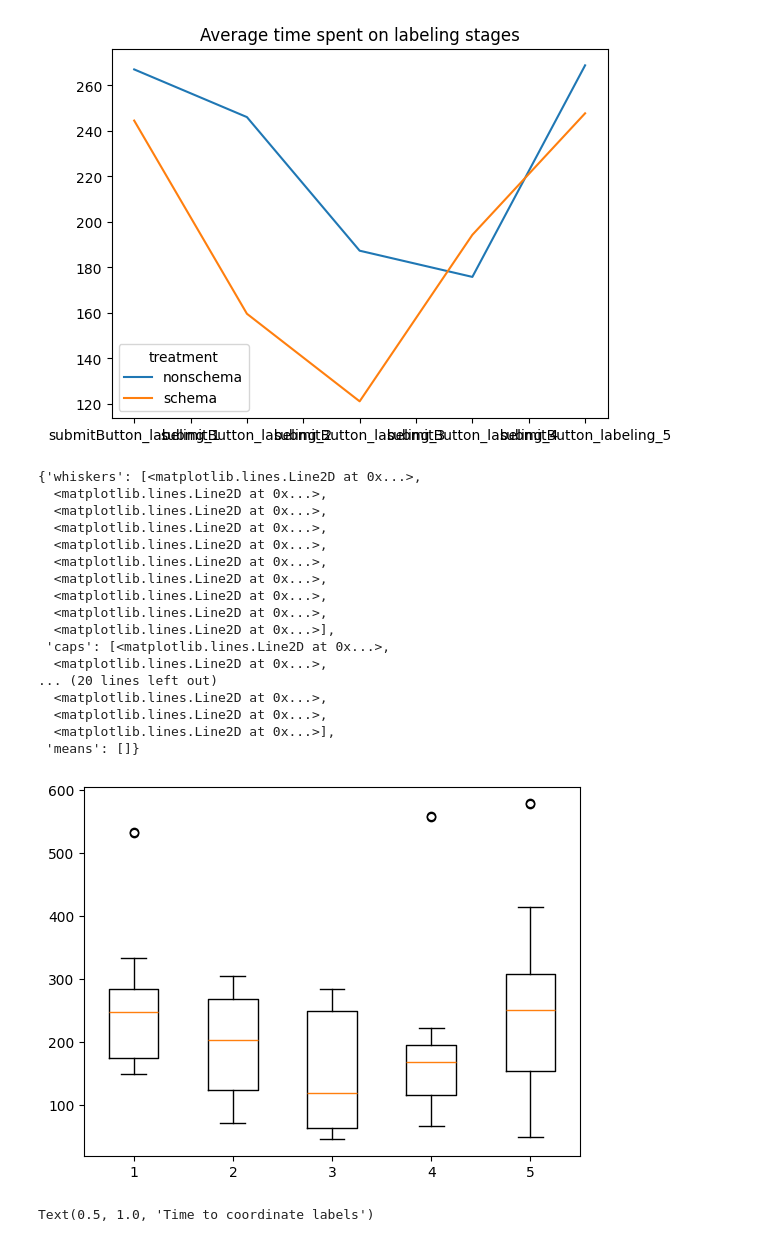
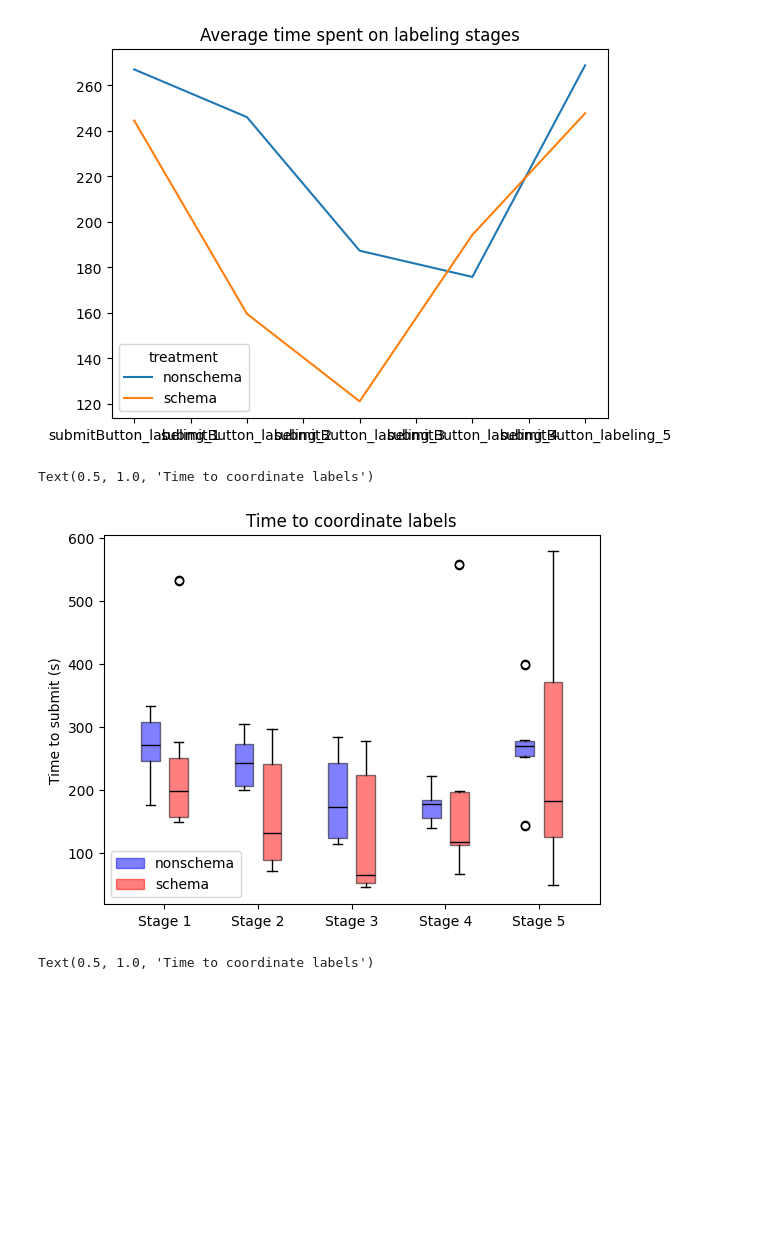
Before and after one commit to JamesPHoughton/organizational-schema-formation, a Jupyter notebook: data/analysis.ipynb, the cells around one changed output. Cells and saved outputs as stored; diff of their text form; code cells hidden in the pictures; blank space fills up the shorter version.

```diff
--- a/data/analysis.ipynb
+++ b/data/analysis.ipynb
@@ -236,30 +236,22 @@ plt.title("Average time spent on labeling stages")
 # %% [output]
 Text(0.5, 1.0, 'Average time spent on labeling stages')
 [figure]
-# %%
-t = submit_times[labeling_stages]
-
-
-plt.boxplot(submit_times[labeling_stages])
-# %% [output]
-{'whiskers': [<matplotlib.lines.Line2D at 0x...>,
-  <matplotlib.lines.Line2D at 0x...>,
-  <matplotlib.lines.Line2D at 0x...>,
-  <matplotlib.lines.Line2D at 0x...>,
-  <matplotlib.lines.Line2D at 0x...>,
-  <matplotlib.lines.Line2D at 0x...>,
-  <matplotlib.lines.Line2D at 0x...>,
-  <matplotlib.lines.Line2D at 0x...>,
-  <matplotlib.lines.Line2D at 0x...>,
-  <matplotlib.lines.Line2D at 0x...>],
- 'caps': [<matplotlib.lines.Line2D at 0x...>,
-  <matplotlib.lines.Line2D at 0x...>,
-... (20 lines left out)
-  <matplotlib.lines.Line2D at 0x...>,
-  <matplotlib.lines.Line2D at 0x...>,
-  <matplotlib.lines.Line2D at 0x...>],
- 'means': []}
-[figure, removed]
+# %%
+plt.boxplot(submit_times[labeling_stages].loc["nonschema"].fillna(600), positions=np.arange(0, len(labeling_stages))-.15, widths=0.2, patch_artist=True, boxprops=dict(facecolor='blue', alpha=.5), medianprops=dict(color='black'))
+plt.boxplot(submit_times[labeling_stages].loc["schema"].fillna(600), positions=np.arange(0, len(labeling_stages))+.15, widths=0.2, patch_artist=True, boxprops=dict(facecolor='red', alpha=.5), medianprops=dict(color='black'))
+plt.xticks(range(len(labeling_stages)),[re.sub(r'submitButton_labeling_', 'Stage ', label) for label in labeling_stages])
+
+import matplotlib.patches as mpatches
+
+blue_patch = mpatches.Patch(color='blue', alpha=.5, label='nonschema')
+red_patch = mpatches.Patch(color='red', alpha=.5, label='schema')
+
+plt.legend(handles=[blue_patch, red_patch])
+plt.ylabel('Time to submit (s)')
+plt.title("Time to coordinate labels")
+# %% [output]
+Text(0.5, 1.0, 'Time to coordinate labels')
+[figure, added]
 # %%
 labeling_stages = [label for label in submit_times.columns if 'labeling' in label]
 
```
Also changed, not shown: parts of 6 cells of this notebook, 3 other files.
